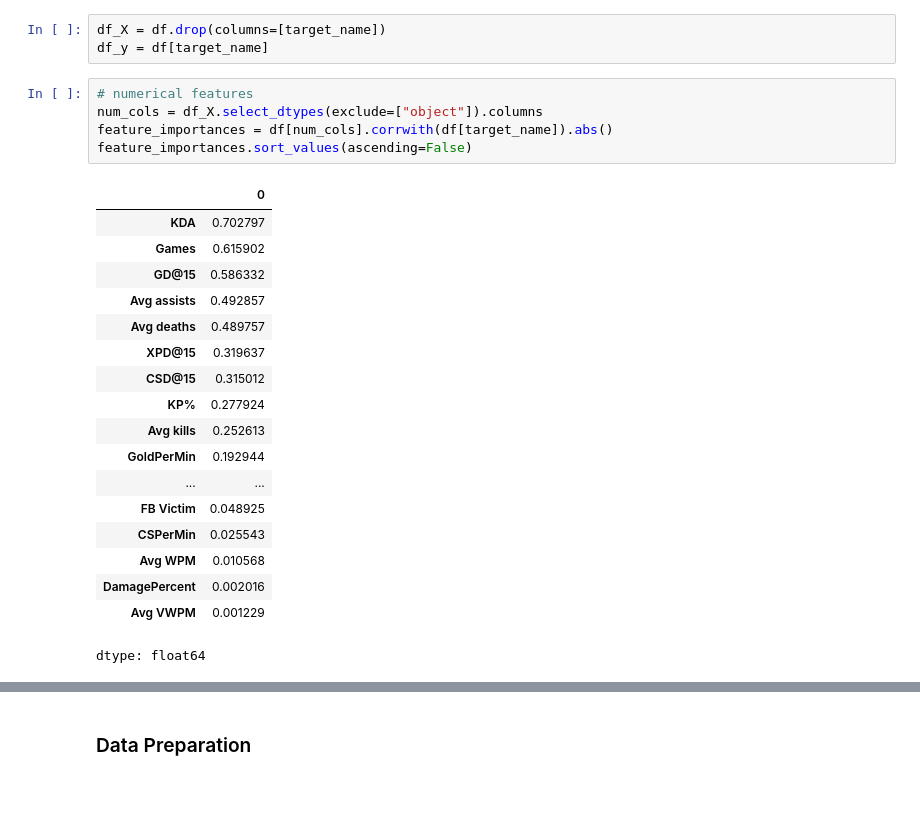
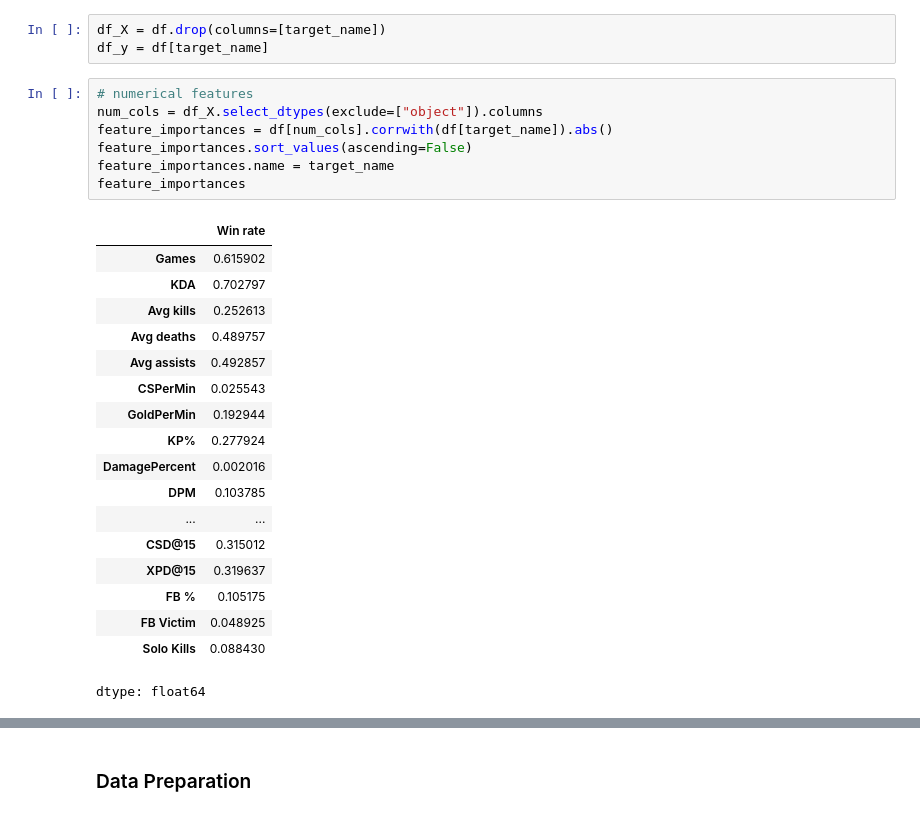
Before and after one commit to spencer18001/ml_zoomcamp_project_2024_midterm, a Jupyter notebook: Notebook/notebook.ipynb, the cells around one changed output, grey strips where cells are left out. Cells and saved outputs as stored; diff of their text form.

```diff
--- a/Notebook/notebook.ipynb
+++ b/Notebook/notebook.ipynb
@@ -206,26 +262,28 @@ df_y = df[target_name]
 # %%
 # numerical features
 num_cols = df_X.select_dtypes(exclude=["object"]).columns
 feature_importances = df[num_cols].corrwith(df[target_name]).abs()
 feature_importances.sort_values(ascending=False)
+feature_importances.name = target_name
+feature_importances
 # %% [output]
-|  | 0 |
+|  | Win rate |
+| Games | 0.615902 |
 | KDA | 0.702797 |
-| Games | 0.615902 |
-| GD@15 | 0.586332 |
+| Avg kills | 0.252613 |
+| Avg deaths | 0.489757 |
 | Avg assists | 0.492857 |
-| Avg deaths | 0.489757 |
+| CSPerMin | 0.025543 |
+| GoldPerMin | 0.192944 |
+| KP% | 0.277924 |
+| DamagePercent | 0.002016 |
+| DPM | 0.103785 |
+| ... | ... |
+| CSD@15 | 0.315012 |
 | XPD@15 | 0.319637 |
-| CSD@15 | 0.315012 |
-| KP% | 0.277924 |
-| Avg kills | 0.252613 |
-| GoldPerMin | 0.192944 |
-| ... | ... |
+| FB % | 0.105175 |
 | FB Victim | 0.048925 |
-| CSPerMin | 0.025543 |
-| Avg WPM | 0.010568 |
-| DamagePercent | 0.002016 |
-| Avg VWPM | 0.001229 |
+| Solo Kills | 0.088430 |
 dtype: float64
 # %%
 encoder = OrdinalEncoder()
```
Also changed, not shown: parts of 7 cells of this notebook.
